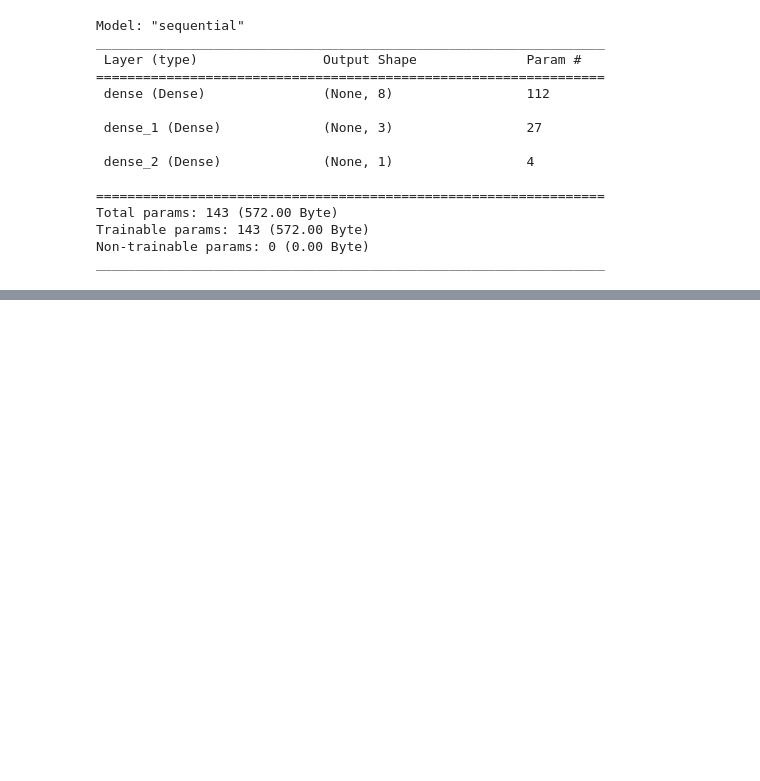
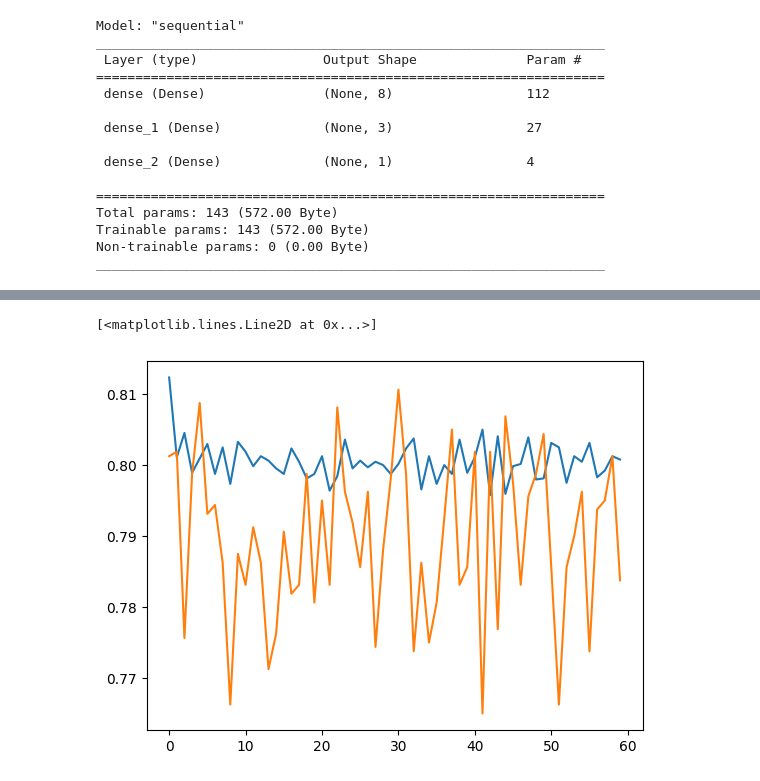
Before and after one commit to ssjswaraj/Deep-Learning-and-CV, a Jupyter notebook: credit card customer churn prediction/churn_prediction.ipynb, the cells around one changed output, grey strips where cells are left out. Cells and saved outputs as stored; diff of their text form; code cells hidden in the pictures; blank space fills up the shorter version.

```diff
--- a/credit card customer churn prediction/churn_prediction.ipynb
+++ b/credit card customer churn prediction/churn_prediction.ipynb
@@ -201,0 +266,6 @@ plt.plot(history.history['val_accuracy'])
+# %%
+plt.plot(history.history['accuracy'])
+plt.plot(history.history['val_accuracy'])
+# %% [output]
+[<matplotlib.lines.Line2D at 0x...>]
+[figure, added]
```
Also changed, not shown: parts of 15 cells of this notebook.
